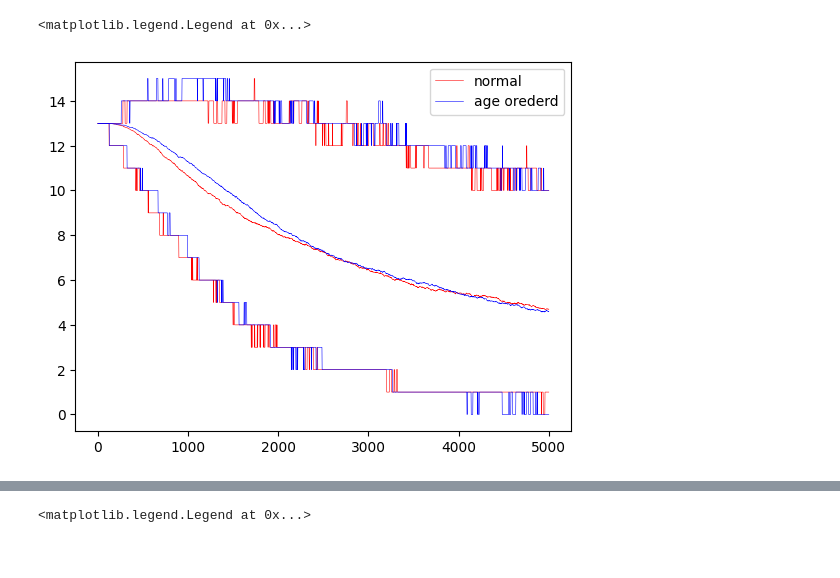
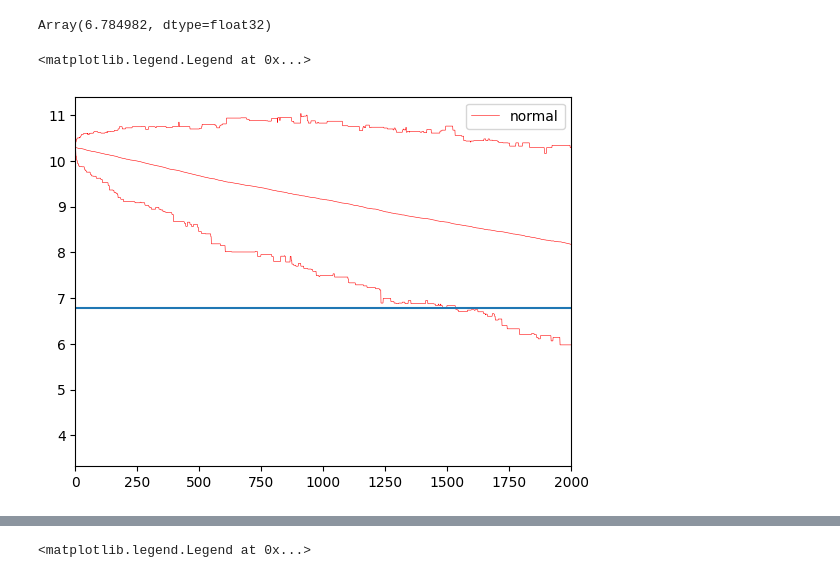
Before and after one commit to Cai-Fangxu/dendrite_project, a Jupyter notebook: test.ipynb, the cells around one changed output, grey strips where cells are left out. Drawn from its saved outputs; the diff is of its cells as text; code cells hidden in the pictures.

```diff
--- a/test.ipynb
+++ b/test.ipynb
@@ -5,46 +7,50 @@ from tqdm import tqdm
 # %%
 import lib
 # %%
-ns=400
-nd=1000
-bias = 2.69684 # ndb=3.5
-beta1 = 1.0
-beta2 = 2.12727
-ndR = 15
-kappa = 0.655951 # ndb=0.4
-la = 0.526754 # ndR = 15
+# ns=60000
+# nd=1
+# bias = 2.32635
+# ndR = 1
+# kappa = 3.
+# # la = 0.61310
+# # beta = 13.6868
 
-decay_steps = 10000
+ns=300
+nd=200
+bias = 2.32635
+ndR = 2
+n_votes = 2
+kappa = 3.
+# # la = 0.61310
+# # beta = 11.5
+
+decay_steps = 30000
 n_tested_patterns = 500
 initial_steps = 5000
 
 seed = 23
 rng = np.random.default_rng(seed)
 
-# neuron = Neuron0(n_synapses=ns, n_dendrites=nd, bias=bias, seed=rng.integers(100000))
-# neuron = Neuron1(n_synapses=ns, n_dendrites=nd, bias=bias, beta1=beta1, beta2=beta2, ndR=ndR, seed=rng.integers(100000))
-# neuron = Neuron2(n_synapses=ns, n_dendrites=nd, bias=bias, beta1=beta1, beta2=beta2, la=0.613098, seed=rng.integers(100000))
-neuron = lib.Neuron3(n_synapses=ns, n_dendrites=nd, bias=bias, kappa=kappa, ndR=ndR, seed=rng.integers(100000))
-# neuron = lib.Neuron5(n_synapses=ns, n_dendrites=nd, bias=bias, kappa=kappa, ndR=ndR, gamma=0., seed=rng.integers(100000))
-# neuron = lib.Neuron6(n_synapses=ns, n_dendrites=nd, bias=bias, kappa=kappa, ndR=ndR, gamma=0.95, beta=0.*ns, seed=rng.integers(100000))
+# neuron = lib.Neuron10_2(n_synapses=ns, n_dendrites=nd, bias=bias, kappa=kappa, ndR=ndR, beta=beta, seed=rng.integers(100000))
+neuron = lib.Neuron3_2(n_synapses=ns, n_dendrites=nd, bias=bias, kappa=kappa, ndR=ndR, n_votes=n_votes, seed=rng.integers(100000))
 
 xs_gen = lib.Xs_Generator1(normalized_len=np.sqrt(ns), seed=rng.integers(100000))
 
-# simulation_run = lib.Simulation_Run_Test(neuron, seed=rng.integers(100000), decay_steps=decay_steps, initial_steps=initial_steps, n_tested_patterns=n_tested_patterns, normalized_xQ=True)
-# simulation_run = lib.Simulation_Run(neuron, seed=rng.integers(100000), decay_steps=decay_steps, initial_steps=initial_steps, n_tested_patterns=n_tested_patterns, normalized_xQ=True)
-simulation_run = lib.Simulation_Run(neuron, xs_gen, rng.integers(100000), decay_steps=decay_steps, initial_steps=initial_steps, n_tested_patterns=n_tested_patterns)
+simulation_run = lib.Simulation_Run2(neuron, xs_gen, decay_steps=decay_steps, initial_steps=initial_steps, n_tested_patterns=n_tested_patterns, refresh_every=500, seed=rng.integers(100000))
 # %%
 simulation_run.run()
+# %%
+jnp.mean(np.sort(simulation_run.votes_record, axis=0)[int(n_tested_patterns*0.99), decay_steps-15000:decay_steps])
+# %% [output]
+Array(6.784982, dtype=float32)
 # %%
 plt.plot(np.mean(simulation_run.votes_record, axis=0)[:decay_steps], c="red", linewidth=0.4, label="normal")
 plt.plot(np.sort(simulation_run.votes_record, axis=0)[int(n_tested_patterns*0.01), :decay_steps], c="red", linewidth=0.4)
 plt.plot(np.sort(simulation_run.votes_record, axis=0)[int(n_tested_patterns*0.99), :decay_steps], c="red", linewidth=0.4)
 
-# plt.plot(np.mean(simulation_run3.votes_record, axis=0)[:decay_steps], c="blue", linewidth=0.4, label="age orederd")
-# plt.plot(np.sort(simulation_run3.votes_record, axis=0)[int(n_tested_patterns*0.01), :decay_steps], c="blue", linewidth=0.4)
-# plt.plot(np.sort(simulation_run3.votes_record, axis=0)[int(n_tested_patterns*0.99), :decay_steps], c="blue", linewidth=0.4)
-
+plt.hlines(6.7850, 0, decay_steps)
+plt.xlim(0, 2000)
 plt.legend()
 # %% [output]
 <matplotlib.legend.Legend at 0x...>
-[figure, old version]
+[figure, new version]
```
Also changed, not shown: parts of 10 cells of this notebook, 2 other files.
